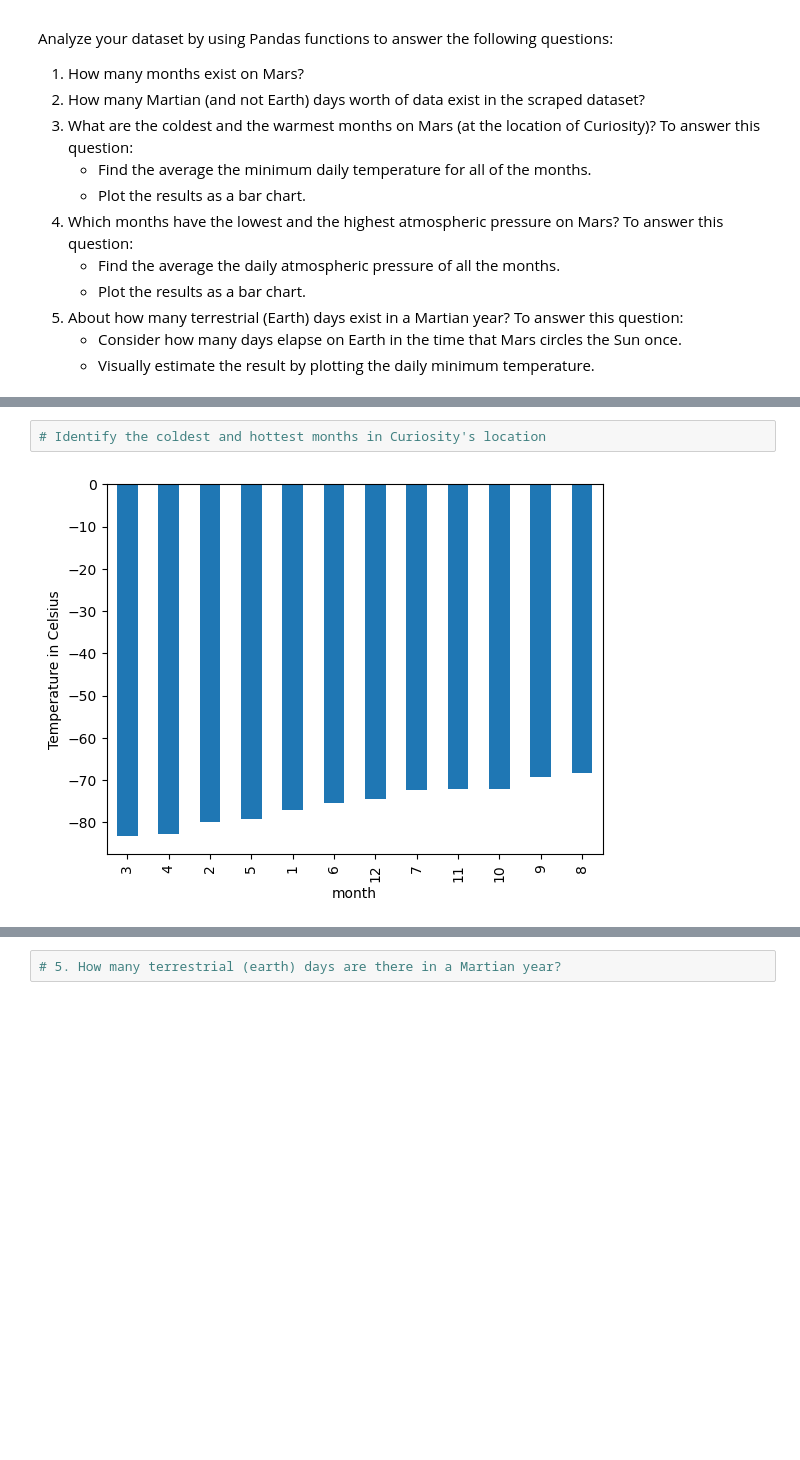
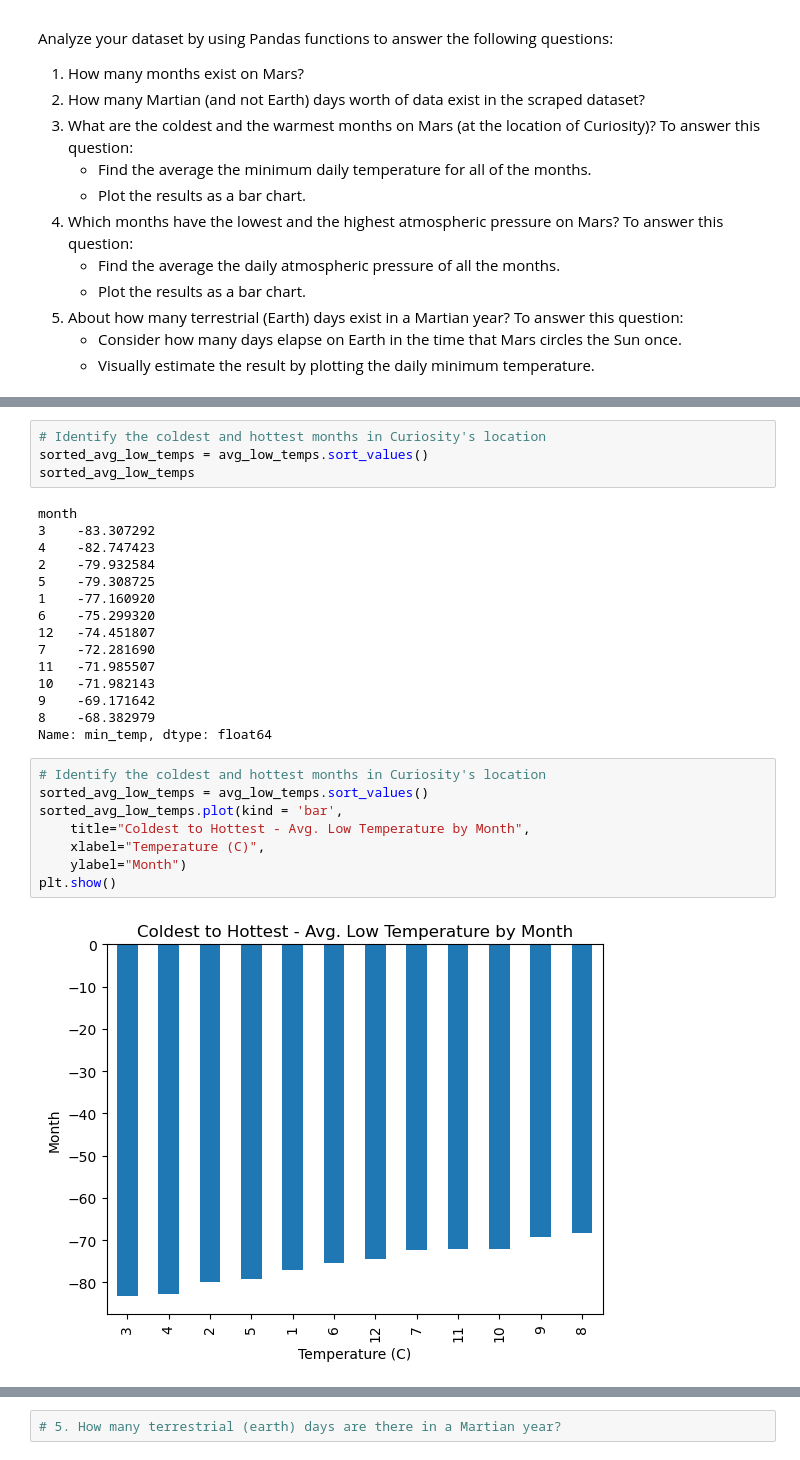
Before and after one commit to gfoley15/datacollection_challenge, a Jupyter notebook: part2/part_2_mars_weather.ipynb, the cells around one changed output, grey strips where cells are left out. Drawn from its saved outputs; the diff is of its cells as text; blank space fills up the shorter version.

```diff
--- a/part2/part_2_mars_weather.ipynb
+++ b/part2/part_2_mars_weather.ipynb
@@ -191,6 +201,31 @@ Name: min_temp, dtype: float64
 # %%
 # Identify the coldest and hottest months in Curiosity's location
+sorted_avg_low_temps = avg_low_temps.sort_values()
+sorted_avg_low_temps
 # %% [output]
-[figure, removed]
+month
+3    -83.307292
+4    -82.747423
+2    -79.932584
+5    -79.308725
+1    -77.160920
+6    -75.299320
+12   -74.451807
+7    -72.281690
+11   -71.985507
+10   -71.982143
+9    -69.171642
+8    -68.382979
+Name: min_temp, dtype: float64
+# %%
+# Identify the coldest and hottest months in Curiosity's location
+sorted_avg_low_temps = avg_low_temps.sort_values()
+sorted_avg_low_temps.plot(kind = 'bar',
+    title="Coldest to Hottest - Avg. Low Temperature by Month",
+    xlabel="Temperature (C)",
+    ylabel="Month")
+plt.show()
+# %% [output]
+[figure, added]
 # %%
 # 4. Average pressure by Martian month
```
Also changed, not shown: parts of 6 cells of this notebook.
